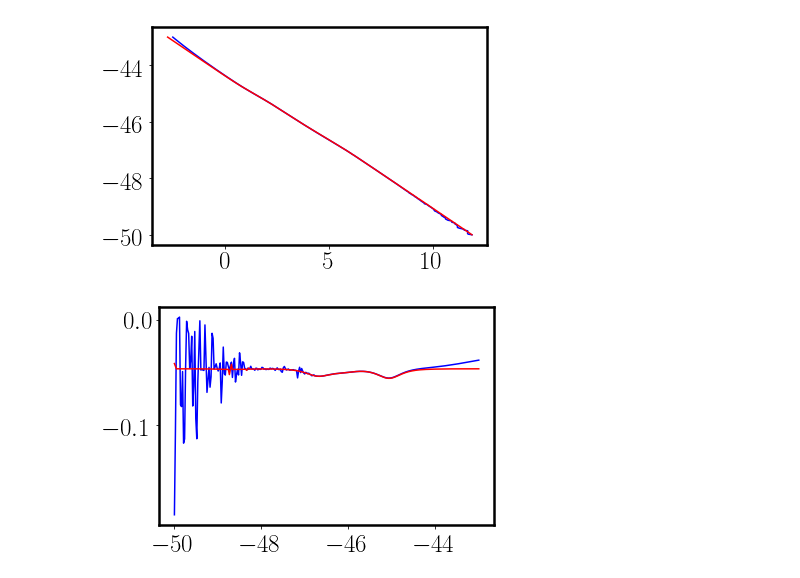
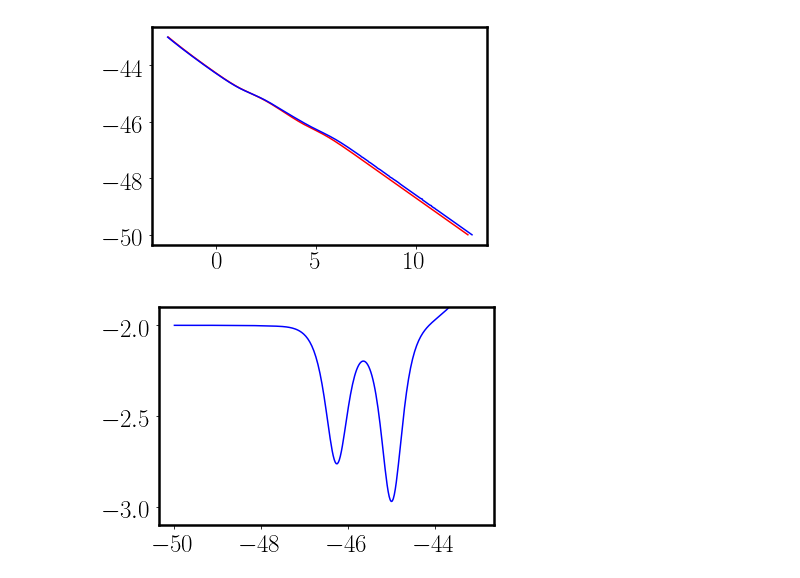
Before and after one commit to cajohare/CYGNUS, a Jupyter notebook: python/Plot_NuWall.ipynb, the cells around one changed output. Saved outputs shown, nothing was run; the diff lists cells and outputs as text; code cells hidden in the pictures.

```diff
--- a/python/Plot_NuWall.ipynb
+++ b/python/Plot_NuWall.ipynb
@@ -159,17 +159,25 @@ plt.show()
 # %%
-dat = loadtxt('../code/test.dat')
+dat = loadtxt('../code/test2.dat')
+plt.plot(log10(flipud(dat[0,:])),log10(dat[1,:]),'r-')
+
+dat = loadtxt('../code/test1.dat')
 plt.plot(log10(flipud(dat[0,:])),log10(dat[1,:]),'b-')
 
-dat = loadtxt('../code/test2.dat')
-plt.plot(log10(flipud(dat[0,:])),log10(dat[1,:]),'r-')
 plt.show()
 
-dat = loadtxt('../code/test.dat')
-plt.plot(log10(dat[1,:]),gradient(log10(flipud(dat[0,:]))),'b-')
 
 dat = loadtxt('../code/test2.dat')
-plt.plot(log10(dat[1,:]),gradient(log10(flipud(dat[0,:]))),'r-')
+#plt.plot(log10(dat[1,:]),gradient(log10(flipud(dat[0,:])))/gradient(log10(dat[1,:])),'r-')
+
+dat = loadtxt('../code/test2.dat')
+y = log10(flipud(dat[0,:]))
+#y = gaussian_filter1d(y,sigma=3)
+dy = gradient(y)/gradient(x)
+dy = gaussian_filter1d(gaussian_filter1d(dy,3),3)
+
+plt.plot(log10(dat[1,:]),dy,'b-')
+plt.ylim([-3.1,-1.9])
 plt.show()
 # %% [output]
-[figure, old version]
+[figure, new version]
-[figure, old version]
+[figure, new version]
```
Also changed, not shown: parts of 5 cells of this notebook, 15 other files.
